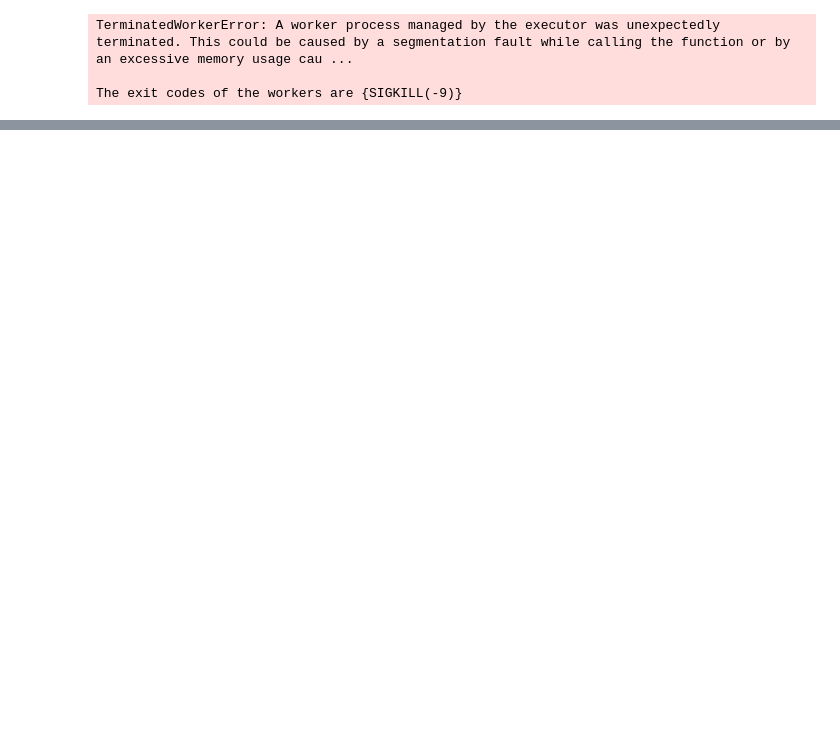
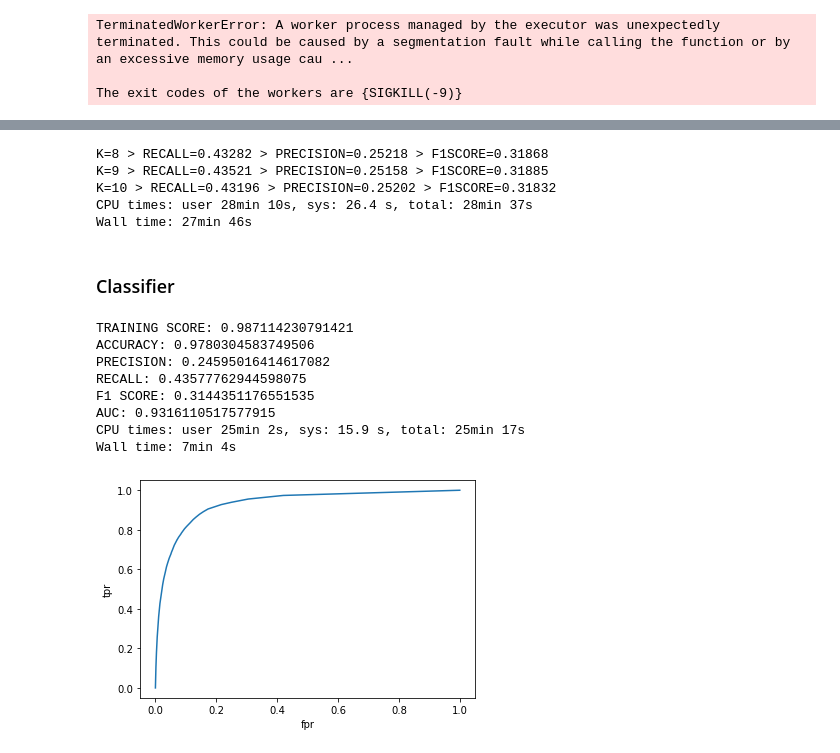
Before and after one commit to Laurajmoreno/ML_and_CRO, a Jupyter notebook: CLASSIFICATION_OPTIMIZATION_Random-Forest-with-fulldata-no-carrito-pedido.ipynb, the cells around one changed output, grey strips where cells are left out. Saved outputs shown, nothing was run; the diff lists cells and outputs as text; code cells hidden in the pictures; blank space fills up the shorter version.

```diff
--- a/CLASSIFICATION_OPTIMIZATION_Random-Forest-with-fulldata-no-carrito-pedido.ipynb
+++ b/CLASSIFICATION_OPTIMIZATION_Random-Forest-with-fulldata-no-carrito-pedido.ipynb
@@ -2052,0 +2119,48 @@ gs.fit(X_train_final,y_train)
+# %%
+%%time
+
+from imblearn.pipeline import Pipeline
+
+k_values = [8,9,10]
+
+for k in k_values:
+    over = SMOTE(sampling_strategy=0.1, k_neighbors=k)
+    under = RandomUnderSampler(sampling_strategy=0.5)
+    model = RandomForestClassifier(n_estimators=100, oob_score=True,bootstrap=True,random_state=42)
+    steps = [('over', over), ('under', under), ('model', model)]
+    clf = Pipeline(steps=steps)
+    clf.fit(X_train_final,y_train)
+    predictions = clf.predict(X_test_final)
+    recall = recall_score(y_test, predictions)
+    precision = precision_score(y_test, predictions)
+    f1score = f1_score(y_test, predictions)
+    print("K=%d > RECALL=%.5f > PRECISION=%.5f > F1SCORE=%.5f" %(k,recall,precision,f1score))
+# %% [output]
+K=8 > RECALL=0.43282 > PRECISION=0.25218 > F1SCORE=0.31868
+K=9 > RECALL=0.43521 > PRECISION=0.25158 > F1SCORE=0.31885
+K=10 > RECALL=0.43196 > PRECISION=0.25202 > F1SCORE=0.31832
+CPU times: user 28min 10s, sys: 26.4 s, total: 28min 37s
+Wall time: 27min 46s
+# %% [markdown]
+### Classifier
+# %%
+%%time
+
+from imblearn.pipeline import Pipeline
+
+over = SMOTE(sampling_strategy=0.1, k_neighbors=4)
+under = RandomUnderSampler(sampling_strategy=0.5)
+model = RandomForestClassifier(n_estimators=100,n_jobs=-1, oob_score=True,bootstrap=True,random_state=42)
+steps = [('over', over), ('under', under), ('model', model)]
+clf = Pipeline(steps=steps)
+evaluate(clf,X_train_final, X_test_final, y_train, y_test)
+# %% [output]
+TRAINING SCORE: 0.987114230791421
+ACCURACY: 0.9780304583749506
+PRECISION: 0.24595016414617082
+RECALL: 0.43577762944598075
+F1 SCORE: 0.3144351176551535
+AUC: 0.9316110517577915
+CPU times: user 25min 2s, sys: 15.9 s, total: 25min 17s
+Wall time: 7min 4s
+[figure, added]
```
Also changed, not shown: parts of 53 cells of this notebook.
